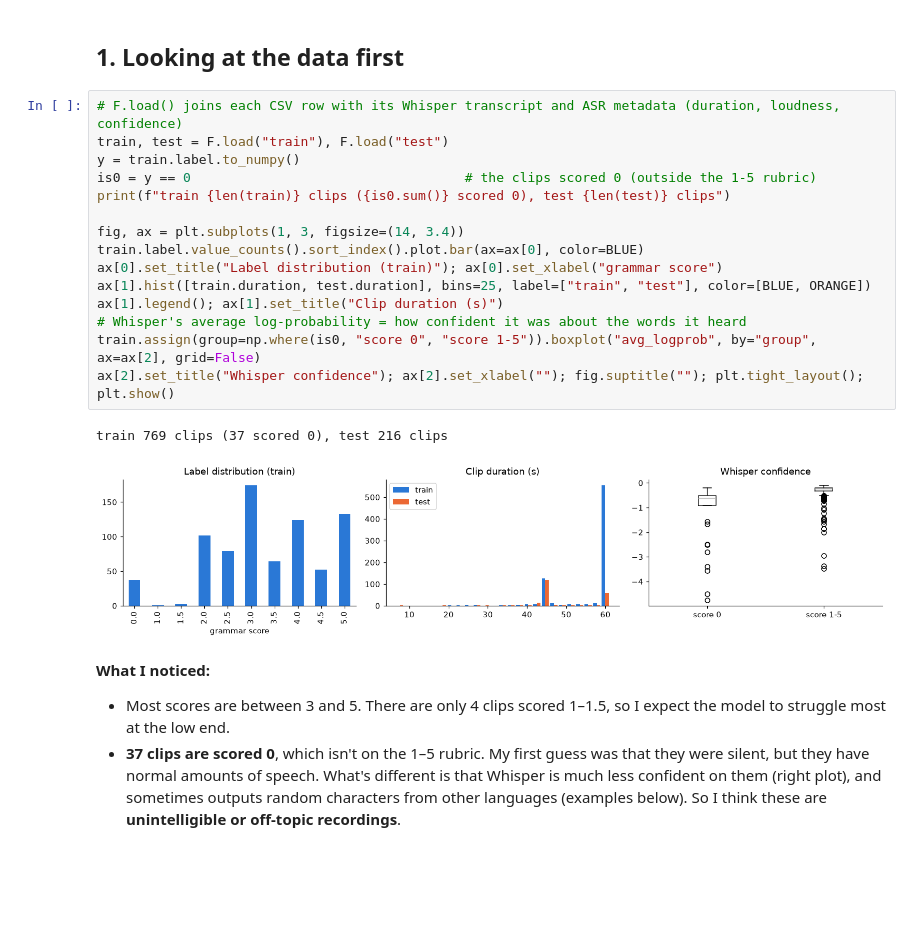
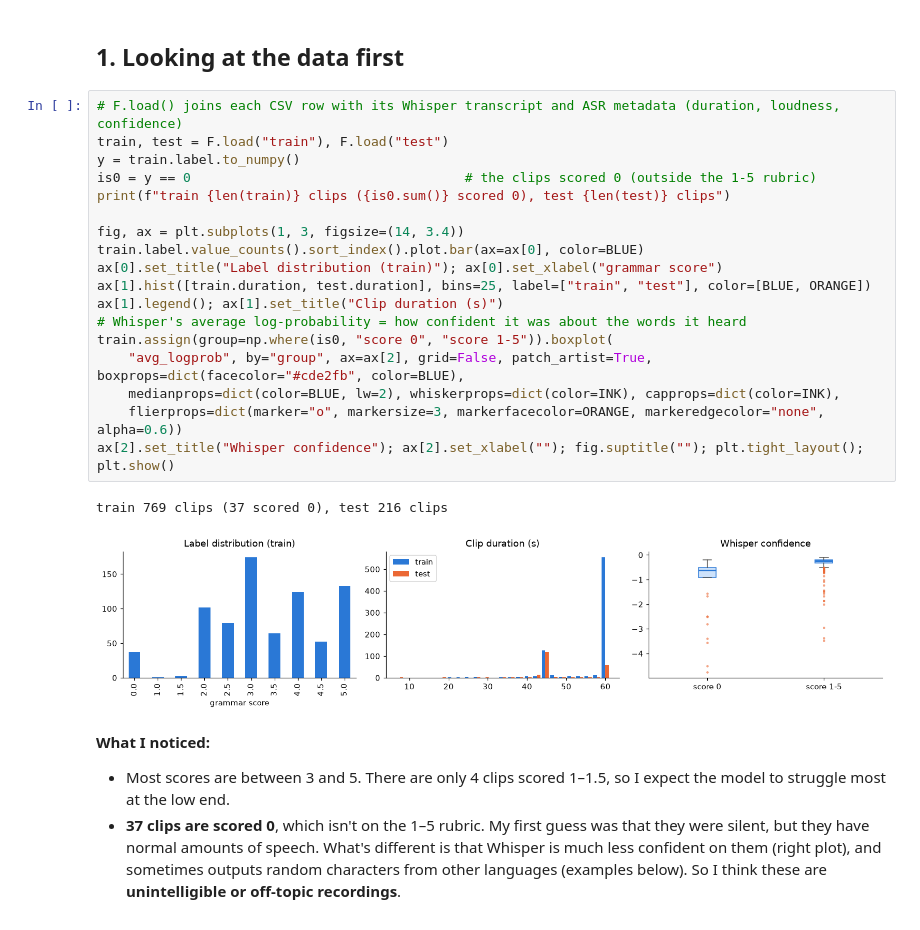
Before and after one commit to Vanshrajput29/SHL-grammar-scoring, a Jupyter notebook: shl_grammar_scoring.ipynb, the cells around one changed output. Drawn from its saved outputs; the diff is of its cells as text; blank space fills up the shorter version.

```diff
--- a/shl_grammar_scoring.ipynb
+++ b/shl_grammar_scoring.ipynb
@@ -59,21 +59,24 @@ TEXT_OOF, TEXT_TEST = 'kaggle_out/deberta_large/oof_deberta_large.csv', 'kaggle_
 # %%
 # F.load() joins each CSV row with its Whisper transcript and ASR metadata (duration, loudness, confidence)
 train, test = F.load("train"), F.load("test")
 y = train.label.to_numpy()
 is0 = y == 0                                   # the clips scored 0 (outside the 1-5 rubric)
 print(f"train {len(train)} clips ({is0.sum()} scored 0), test {len(test)} clips")
 
 fig, ax = plt.subplots(1, 3, figsize=(14, 3.4))
 train.label.value_counts().sort_index().plot.bar(ax=ax[0], color=BLUE)
 ax[0].set_title("Label distribution (train)"); ax[0].set_xlabel("grammar score")
 ax[1].hist([train.duration, test.duration], bins=25, label=["train", "test"], color=[BLUE, ORANGE])
 ax[1].legend(); ax[1].set_title("Clip duration (s)")
 # Whisper's average log-probability = how confident it was about the words it heard
-train.assign(group=np.where(is0, "score 0", "score 1-5")).boxplot("avg_logprob", by="group", ax=ax[2], grid=False)
+train.assign(group=np.where(is0, "score 0", "score 1-5")).boxplot(
+    "avg_logprob", by="group", ax=ax[2], grid=False, patch_artist=True, boxprops=dict(facecolor="#cde2fb", color=BLUE),
+    medianprops=dict(color=BLUE, lw=2), whiskerprops=dict(color=INK), capprops=dict(color=INK),
+    flierprops=dict(marker="o", markersize=3, markerfacecolor=ORANGE, markeredgecolor="none", alpha=0.6))
 ax[2].set_title("Whisper confidence"); ax[2].set_xlabel(""); fig.suptitle(""); plt.tight_layout(); plt.show()
 # %% [output]
 train 769 clips (37 scored 0), test 216 clips
-[figure, old version]
+[figure, new version]
 # %% [markdown]
 **What I noticed:**
 - Most scores are between 3 and 5. There are only 4 clips scored 1–1.5, so I expect the model to struggle most at the low end.
```
Also changed, not shown: parts of 3 cells of this notebook.
